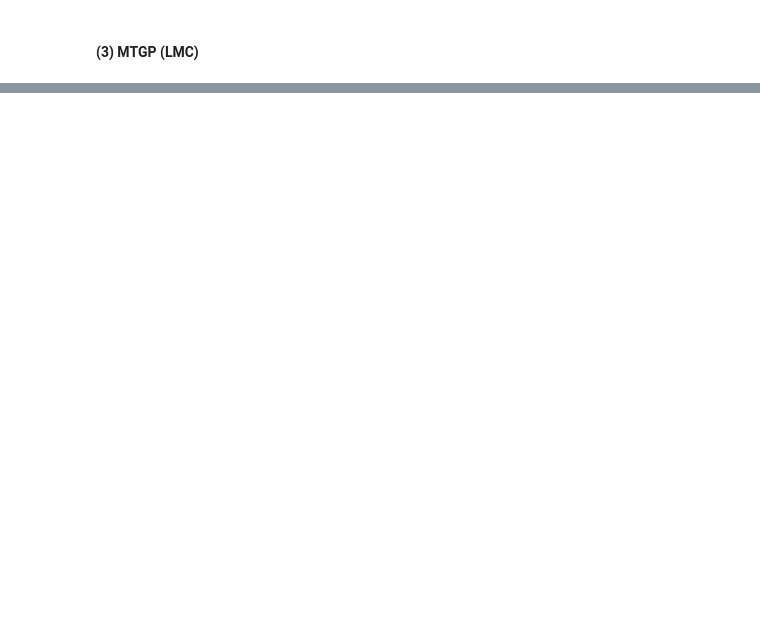
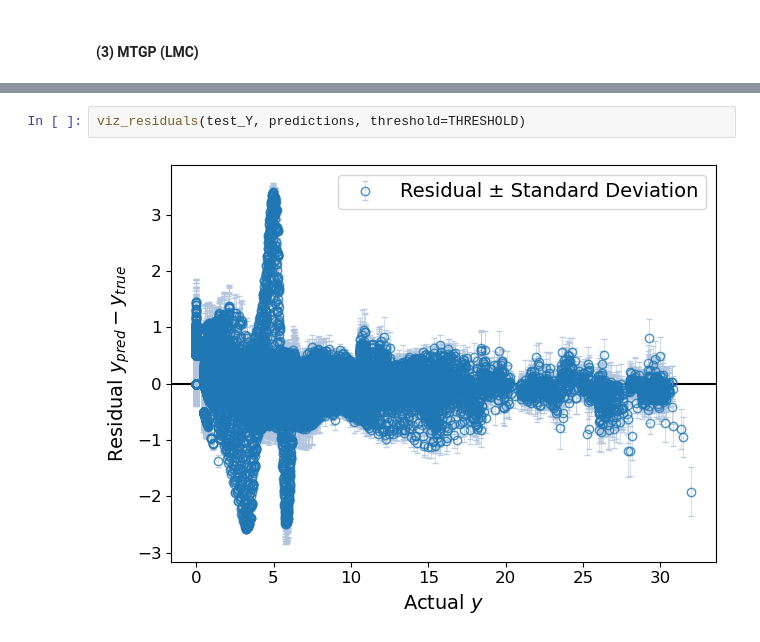
Before and after one commit to gary8564/high_dim_out_gp, a Jupyter notebook: demo/synthetic_case.ipynb, the cells around one changed output, grey strips where cells are left out. Drawn from its saved outputs; the diff is of its cells as text; blank space fills up the shorter version.

```diff
--- a/demo/synthetic_case.ipynb
+++ b/demo/synthetic_case.ipynb
@@ -338,0 +448,4 @@ print(f'DSSIM: {lmc_results["dssim"]: .3f}')
+# %%
+viz_residuals(test_Y, predictions, threshold=THRESHOLD)
+# %% [output]
+[figure, added]
```
Also changed, not shown: parts of 31 cells of this notebook, 9 other files.
